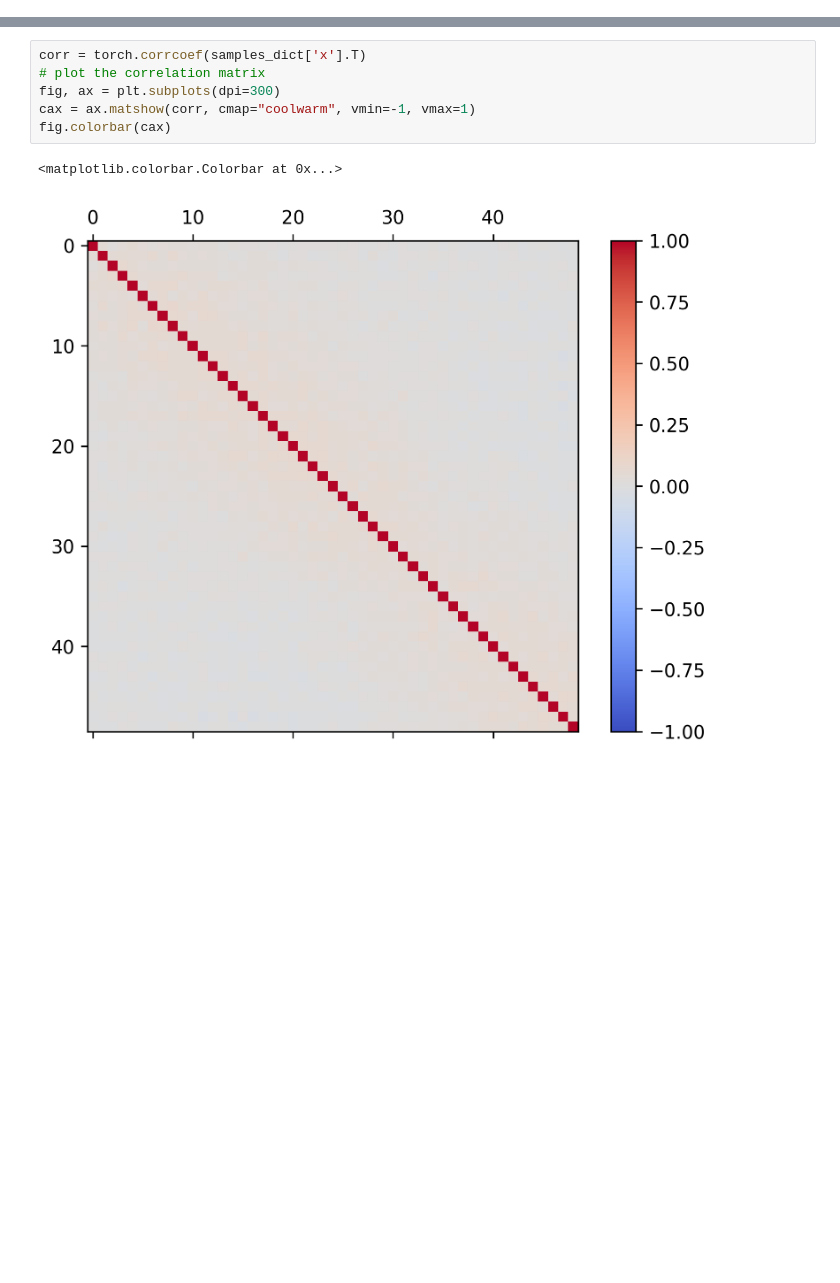
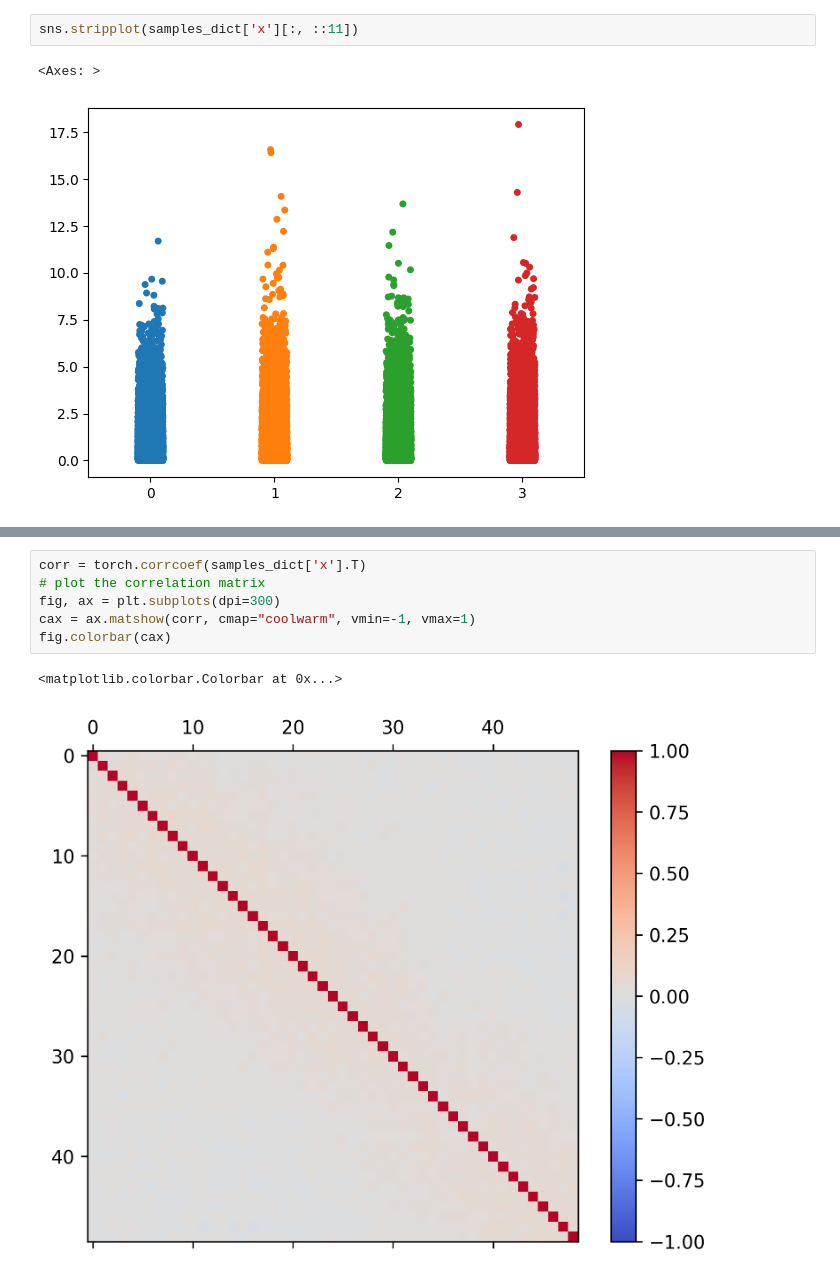
Before and after one commit to suhasshrinivasan/task-transfer, a Jupyter notebook: experiments/sampling_models.ipynb, the cells around one changed output, grey strips where cells are left out. Cells and saved outputs as stored; diff of their text form; blank space fills up the shorter version.

```diff
--- a/experiments/sampling_models.ipynb
+++ b/experiments/sampling_models.ipynb
@@ -132,0 +75,5 @@ ax.legend(loc="upper right")
+# %%
+sns.stripplot(samples_dict['x'][:, ::11])
+# %% [output]
+<Axes: >
+[figure, added]
```
Also changed, not shown: parts of 22 cells of this notebook.
